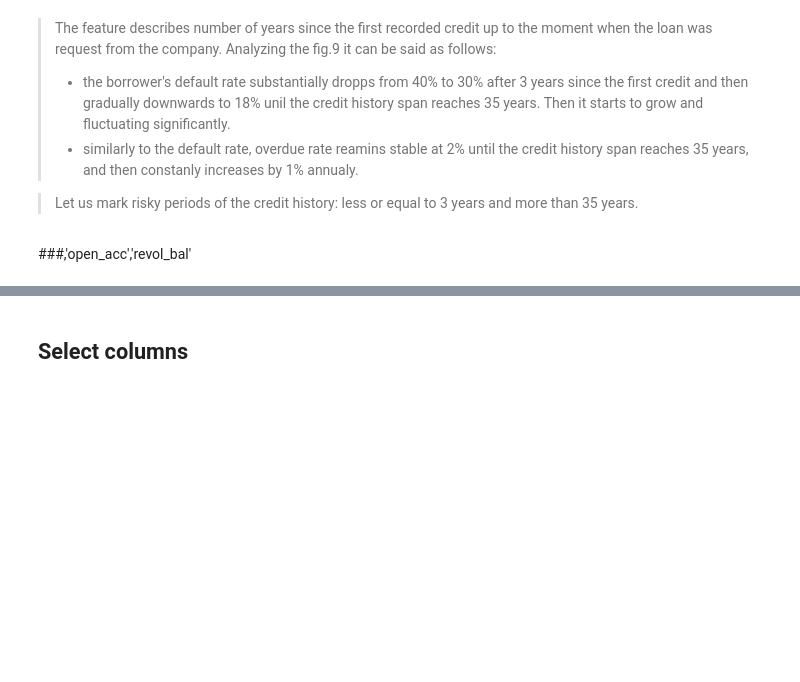
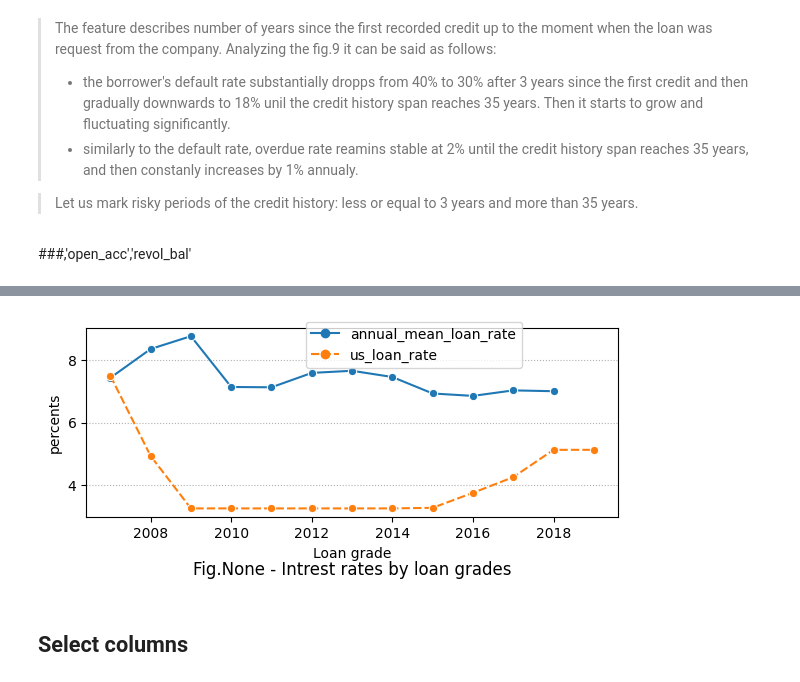
Before and after one commit to Alex1iv/Loan_repayment, a Jupyter notebook: notebooks/Loan_repayment.ipynb, the cells around one changed output, grey strips where cells are left out. Cells and saved outputs as stored; diff of their text form; code cells hidden in the pictures; blank space fills up the shorter version.

Commit message:
add us intrest rate

```diff
--- a/notebooks/Loan_repayment.ipynb
+++ b/notebooks/Loan_repayment.ipynb
@@ -1210,3 +1223,55 @@ data.drop(['earliest_cr_line'],axis=1, inplace=True)
+# %%
+#  Federal Reserve Economic Data (FRED) https://fred.stlouisfed.org/series/PRIME
+#us_int_rate = pd.read_csv('../data/us_int_rate.zip', index_col=0)
+us_int_rate = pd.read_csv('../data/rate_monthly.csv')
+us_int_rate['DATE'] = pd.to_datetime(us_int_rate['DATE'], errors='ignore',format='%Y-%m').dt.date
+us_int_rate['DATE'] = us_int_rate['DATE'].apply(lambda dt: dt.replace(day=1))
+
+# only year and month
+us_int_rate['yyyy_mm'] = pd.to_datetime(us_int_rate['DATE']).dt.strftime('%Y-%m')
+us_int_rate['year'] = pd.to_datetime(us_int_rate['DATE']).dt.year
+us_int_rate
+# %%
+repaid =  data[mask_paid].groupby(['sub_grade'])['int_rate'].count()
+default = data[mask_charged].groupby(['sub_grade'])['int_rate'].count()
+#overdue = data[mask_overdue].groupby(['grade'])['int_rate'].mean()
+applications = data.groupby(['sub_grade'])['int_rate'].quantile(.1) #mean
+
+rate = data[data['grade']=='A'].groupby(['issued_year'])['int_rate'].mean()
+rates = pd.DataFrame({
+    'annual_mean_loan_rate':rate,
+    'us_loan_rate':us_int_rate.groupby(['year'])['PRIME'].mean()
+})
+#app =  pd.DataFrame({'applications ': applications})
+
+
+
+
+plot_counter = None
+fig, ax = plt.subplots(1,1, figsize=(6, 3))
+
+sns.lineplot(rates, markers='o')
+ax.set_xlabel('Loan grade')
+ax.set_ylabel('percents')
+#ax.set_yscale('log')
+ax.yaxis.grid(linestyle=':')
+#plt.title('Title', fontsize=17,  position=(0.5,0.85))
+
+# ax2 = ax.twinx()
+# ax2 = sns.lineplot(app, markers='^', palette=['r'])
+# #a2.set_xlabel('Loan grade')
+# ax2.set_ylabel('# of applications')
+# ax2.set_yscale('log')
+
+#ax.yaxis.grid(linestyle=':')
+ax.set_title(f'Fig.{plot_counter} - Intrest rates by loan grades', y=-0.35)
+
+ax.legend(bbox_to_anchor=(0.4, .75))
+ax2.legend(bbox_to_anchor=(0.4, 0.5));
+plt.tight_layout();
+#plt.savefig(os.path.join(path_figures, f'fig_{plot_counter}.png'));
+# %% [output]
+[figure, added]
 # %% [markdown]
 ## Select columns
 # %%
```
Also changed, not shown: parts of 6 cells of this notebook.
